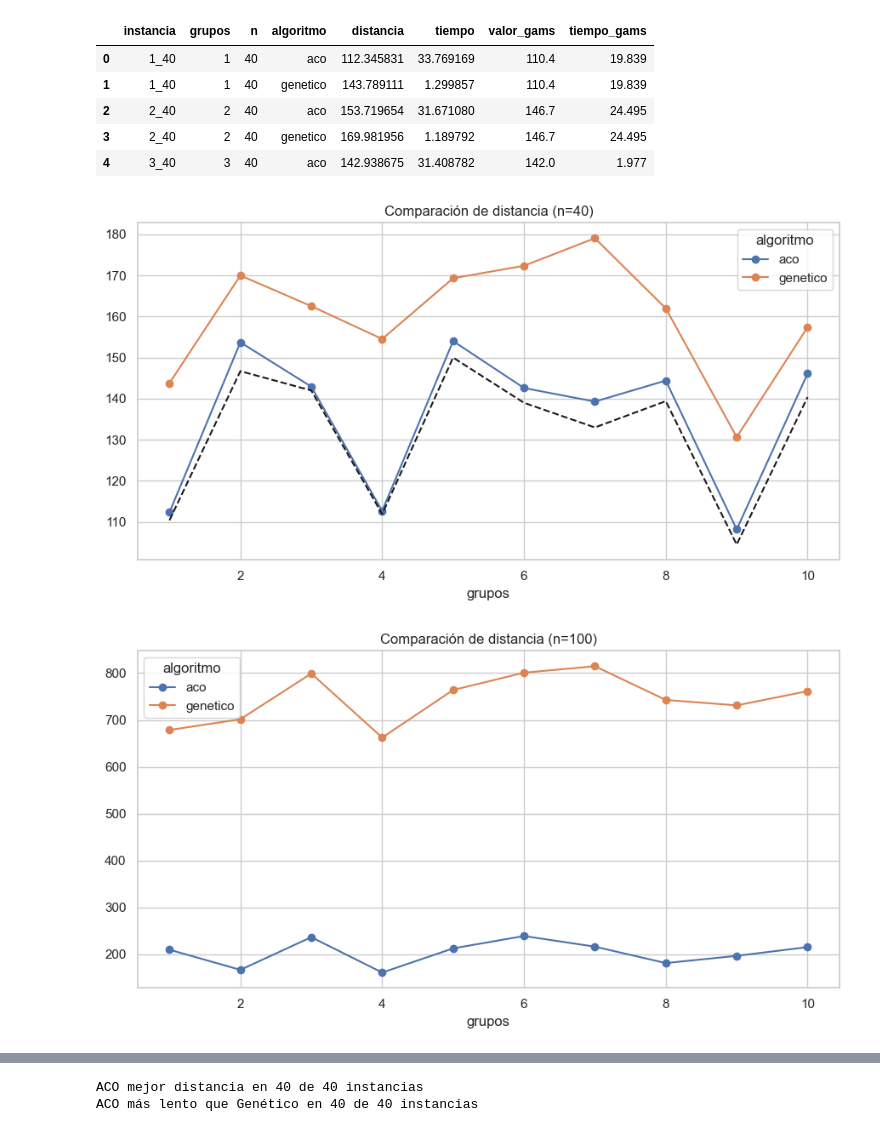
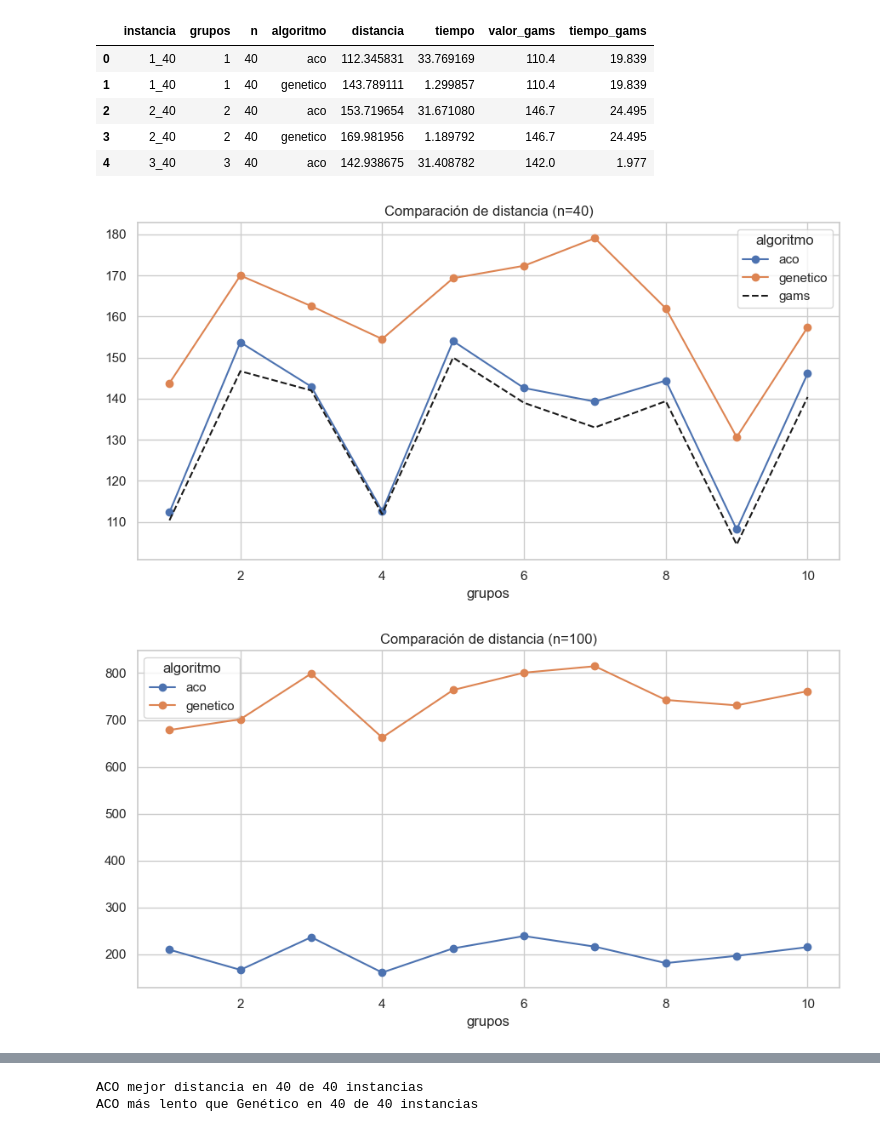
Before and after one commit to Valg234/Bioinspirados, a Jupyter notebook: graficas_resultados.ipynb, the cells around one changed output, grey strips where cells are left out. Saved outputs shown, nothing was run; the diff lists cells and outputs as text; code cells hidden in the pictures.

```diff
--- a/graficas_resultados.ipynb
+++ b/graficas_resultados.ipynb
@@ -208,18 +155,26 @@ Advertencia: instancias en CSV sin JSON correspondiente: ['6_160'] ...
 | 3 | 4_40 | 21.347 | 111.9 | 2.335597 | 141.483601 | 69.353550 | 112.670847 | 4 | ... |
 | 4 | 5_40 | 3.423 | 150.0 | 2.452739 | 178.779827 | 67.306587 | 156.387427 | 5 | ... |
 # %%
-# Preparar DataFrames para gráficas unificadas
-if df_res.empty:
-    raise RuntimeError('No se encontraron resultados JSON en la carpeta resultados/*/*.json')
-
-# Derivar dataset long para distancia y tiempo
-df_long = df_res.copy()
-
-# Incorporar valores de GAMS si están en CSV
-if not df_csv.empty and {'valor_gams','tiempo_gams','instancia'}.issubset(df_csv.columns):
-    gcols = ['instancia','valor_gams','tiempo_gams']
-    gams = df_csv[gcols].drop_duplicates('instancia')
-    df_long = df_long.merge(gams, on='instancia', how='left')
+# Preparar DataFrames para gráficas usando únicamente el CSV
+if df_csv.empty:
+    raise RuntimeError('No se encontró o está vacío el CSV de tiempos: Tiempos para las instancias.csv')
+# Construir formato largo con columnas compatibles: instancia, grupos, n, algoritmo, distancia, tiempo
+partes = []
+for alg in ('genetico','aco'):
+    tcol = f'tiempo_{alg}'
+    vcol = f'valor_{alg}'
+    cols = ['instancia','grupos','n', tcol, vcol]
+    faltan = [c for c in cols if c not in df_csv.columns]
+    if faltan:
+        raise RuntimeError(f'Faltan columnas en CSV para {alg}: {faltan}')
+    sub = df_csv[cols].rename(columns={tcol:'tiempo', vcol:'distancia'}).copy()
+    sub['algoritmo'] = alg
+    partes.append(sub)
+df_long = pd.concat(partes, ignore_index=True)
+# Añadir columnas de GAMS si existen en CSV
+if {'valor_gams','tiempo_gams'}.issubset(df_csv.columns):
+    gams = df_csv[['instancia','grupos','n','valor_gams','tiempo_gams']].drop_duplicates(['instancia','grupos','n'])
+    df_long = df_long.merge(gams, on=['instancia','grupos','n'], how='left')
 
 df_long.head()
 # %% [output]
@@ -251,34 +206,35 @@ def plot_metric(df, metric:str, title:str, fname_prefix:str):
             for alg in wide.columns:
                 plt.plot(wide.index, wide[alg], marker='o', label=str(alg))
             plt.legend(title='algoritmo')
         else:
             for alg in wide.columns:
                 plt.plot(wide.index, wide[alg], marker='o', label=str(alg))
             plt.legend(title='algoritmo')
         # Agregar línea GAMS si existe
         if f'valor_gams' in dff.columns and metric == 'distancia':
             # Hay un valor por instancia; graficamos como puntos/linea negra
             gplot = dff.drop_duplicates(['instancia'])
             if not gplot['valor_gams'].isna().all():
                 gplot = gplot.sort_values('grupos')
                 plt.plot(gplot['grupos'], gplot['valor_gams'], 'k--', label='gams')
         if f'tiempo_gams' in dff.columns and metric == 'tiempo':
             gplot = dff.drop_duplicates(['instancia'])
             if not gplot['tiempo_gams'].isna().all():
                 gplot = gplot.sort_values('grupos')
                 plt.plot(gplot['grupos'], gplot['tiempo_gams'], 'k--', label='gams')
+        plt.legend(title='algoritmo')
         ttl = title + (f' (n={nval})' if nval is not None else '')
         plt.title(ttl)
         plt.xlabel('grupos')
         plt.tight_layout()
         out = DIR_OUT / f"{fname_prefix}_n{nval if nval is not None else 'NA'}.png"
         plt.savefig(out, dpi=160)
         plt.show()
 
 plot_metric(df_long, 'distancia', 'Comparación de distancia', 'distancia')
 plot_metric(df_long, 'tiempo', 'Comparación de tiempo (s)', 'tiempo')
 # %% [output]
-[figure, old version]
+[figure, new version]
 [figure]
 [figure]
 [figure]
```
Also changed, not shown: parts of 9 cells of this notebook, 13 other files.
